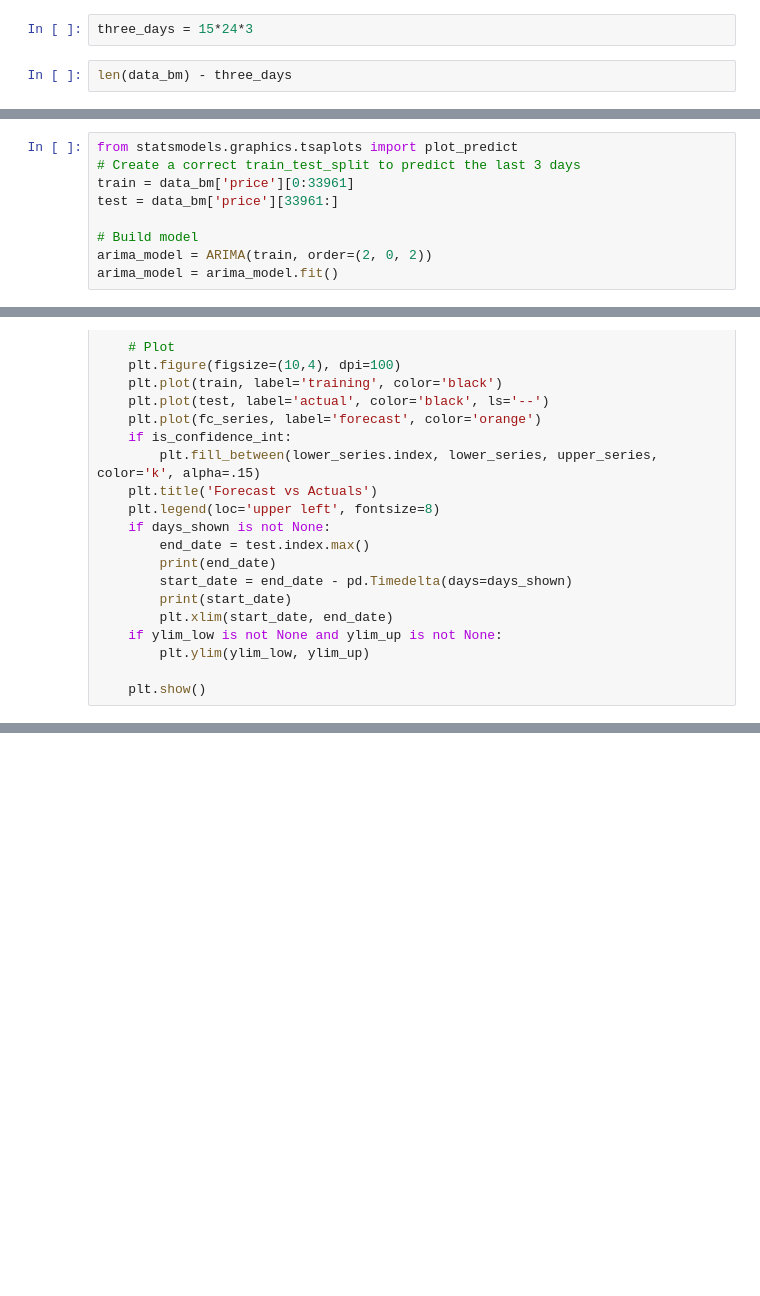
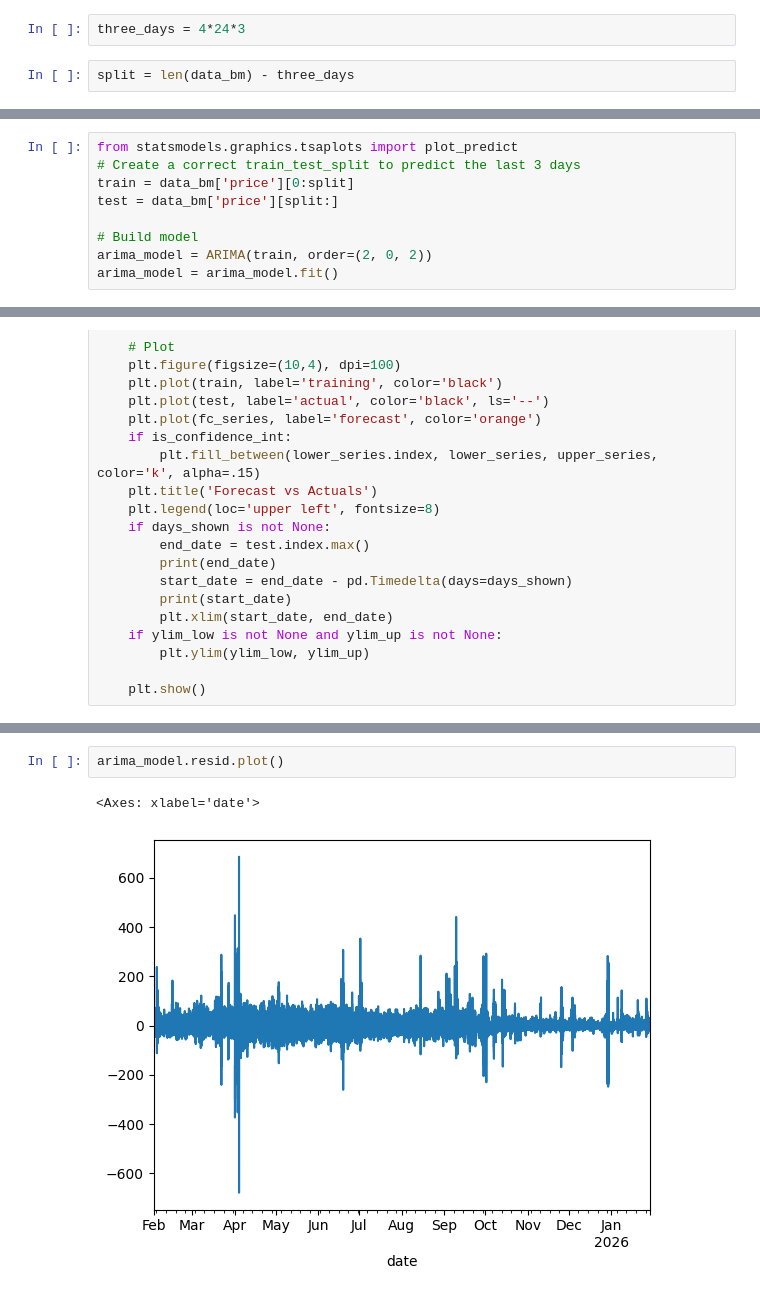
Before and after one commit to xucenying/grid-intelligence, a Jupyter notebook: notebooks/laurenz/baseline_model.ipynb, the cells around one changed output, grey strips where cells are left out. Drawn from its saved outputs; the diff is of its cells as text; blank space fills up the shorter version.

Commit message:
update baseline model and sarimax

```diff
--- a/notebooks/laurenz/baseline_model.ipynb
+++ b/notebooks/laurenz/baseline_model.ipynb
@@ -196,6 +196,6 @@ Average MAE across folds: 38.92801836808612
 # %% [markdown]
 ## 4.0 Graph forecast
 # %%
-three_days = 15*24*3
+three_days = 4*24*3
 # %%
-len(data_bm) - three_days
+split = len(data_bm) - three_days
@@ -204,8 +202,8 @@ len(data_bm) - three_days
 # %%
 from statsmodels.graphics.tsaplots import plot_predict
 # Create a correct train_test_split to predict the last 3 days
-train = data_bm['price'][0:33961]
-test = data_bm['price'][33961:]
+train = data_bm['price'][0:split]
+test = data_bm['price'][split:]
 
 # Build model
 arima_model = ARIMA(train, order=(2, 0, 2))
@@ -275,0 +274,5 @@ plot_forecast_2(forecast, train, test, ylim_low=-200, ylim_up=300, days_shown=20
+# %%
+arima_model.resid.plot()
+# %% [output]
+<Axes: xlabel='date'>
+[figure, added]
```
Also changed, not shown: parts of 4 cells of this notebook.
